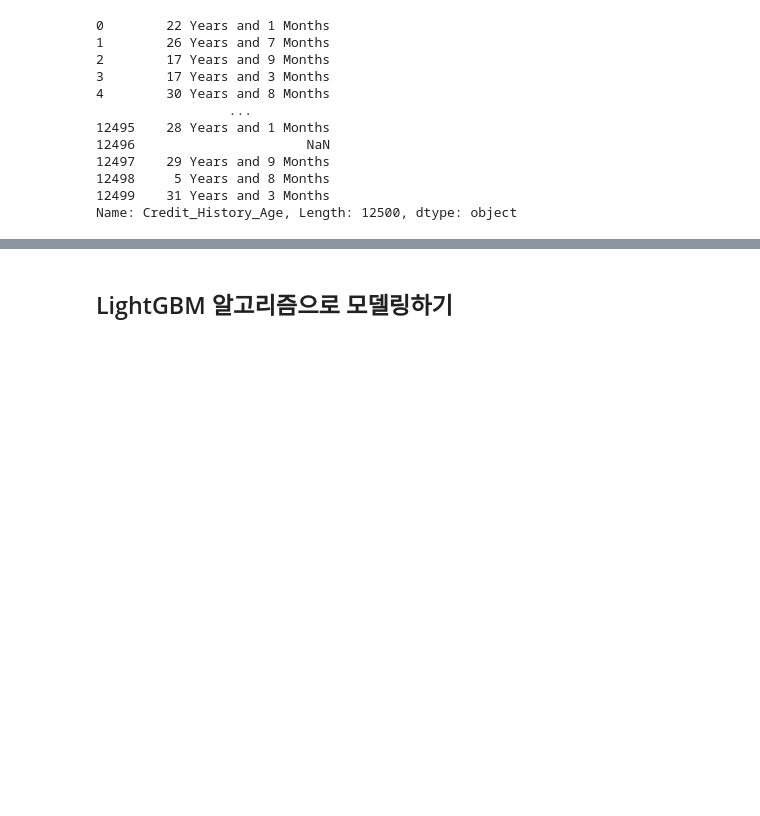
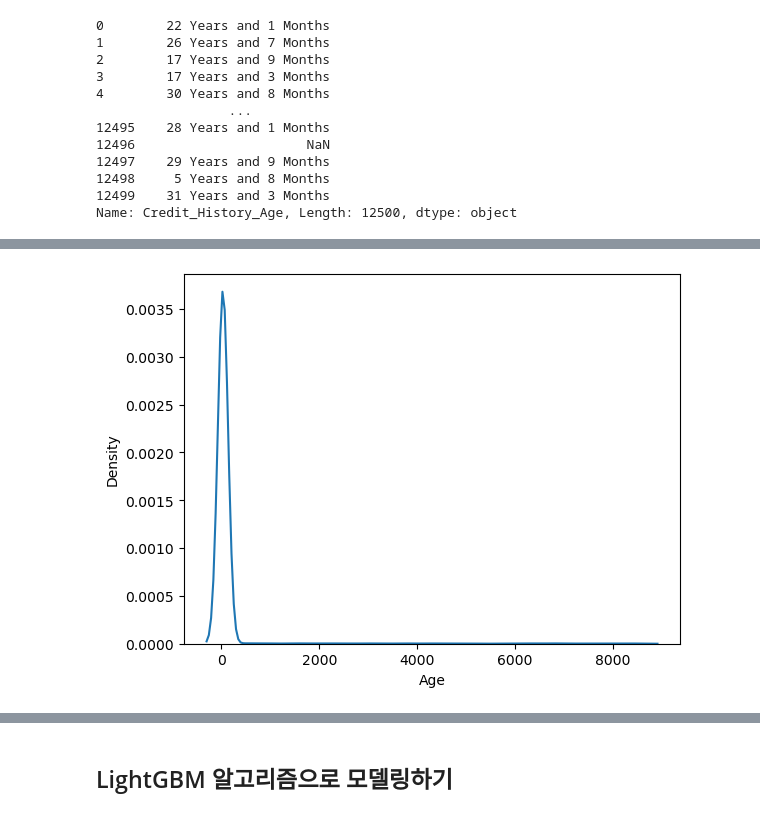
Before and after one commit to sajacaros/bootcamp_playground, a Jupyter notebook: 파이썬으로할수있는모든것/part6/ch06_LightGBM.ipynb, the cells around one changed output, grey strips where cells are left out. Drawn from its saved outputs; the diff is of its cells as text; code cells hidden in the pictures; blank space fills up the shorter version.

```diff
--- a/파이썬으로할수있는모든것/part6/ch06_LightGBM.ipynb
+++ b/파이썬으로할수있는모든것/part6/ch06_LightGBM.ipynb
@@ -213,0 +284,5 @@ credit_df['Credit_History_Age'] = credit_df['Credit_History_Age'].apply(get_mont
+# %%
+sns.kdeplot(data=credit_df, x='Age')
+plt.show()
+# %% [output]
+[figure, added]
```
Also changed, not shown: parts of 129 cells of this notebook, 3 other files.
